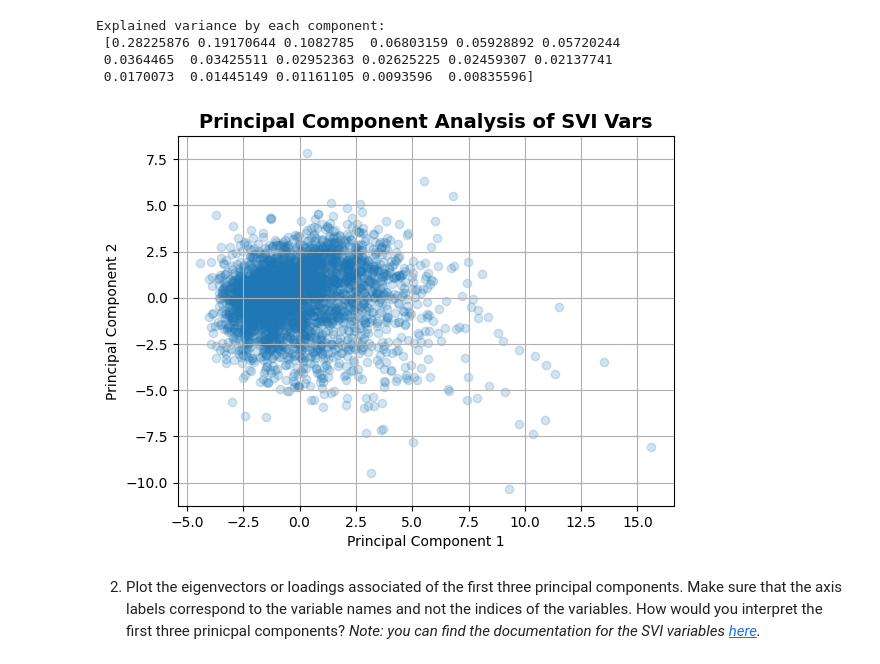
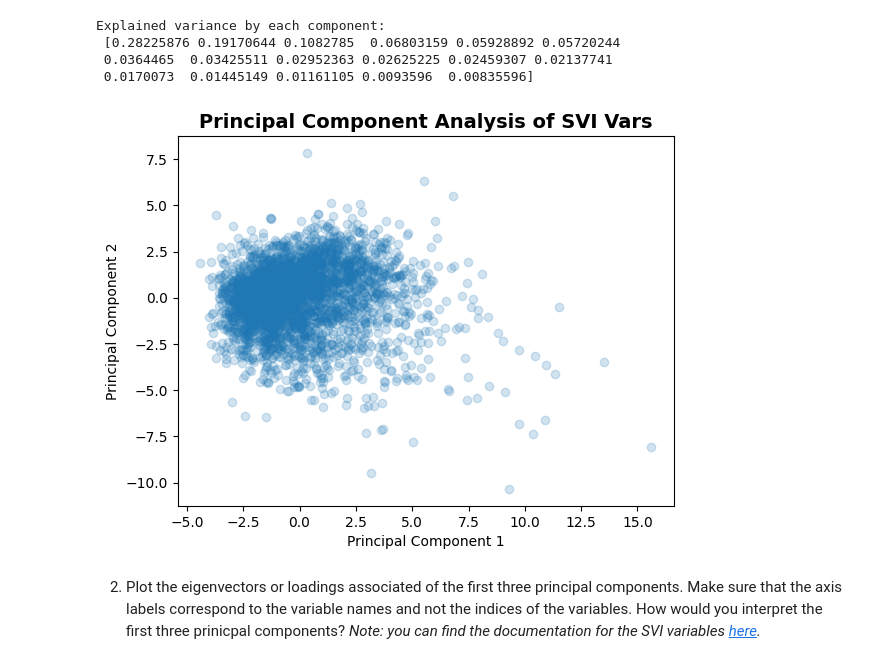
Before and after one commit to nolanyager/MachineLearning_Fall24, a Jupyter notebook: homework/HW_03.ipynb, the cells around one changed output. Saved outputs shown, nothing was run; the diff lists cells and outputs as text; code cells hidden in the pictures.

```diff
--- a/homework/HW_03.ipynb
+++ b/homework/HW_03.ipynb
@@ -157,14 +157,13 @@ Explained variance by each component:
 # %%
 # PCA Plot:
 plt.figure()
 plt.scatter(pca_df['PC1'], pca_df['PC2'], alpha=0.2)
 plt.xlabel('Principal Component 1')
 plt.ylabel('Principal Component 2')
 plt.title('Principal Component Analysis of SVI Vars', fontsize=14, weight='bold')
-plt.grid()
 plt.show()
 # %% [output]
-[figure, old version]
+[figure, new version]
 # %% [markdown]
 2. Plot the eigenvectors or loadings associated of the first three principal components.
 Make sure that the axis labels correspond to the variable names and not the indices of the variables.
```
Also changed, not shown: parts of 1 cell of this notebook, 1 other file.
